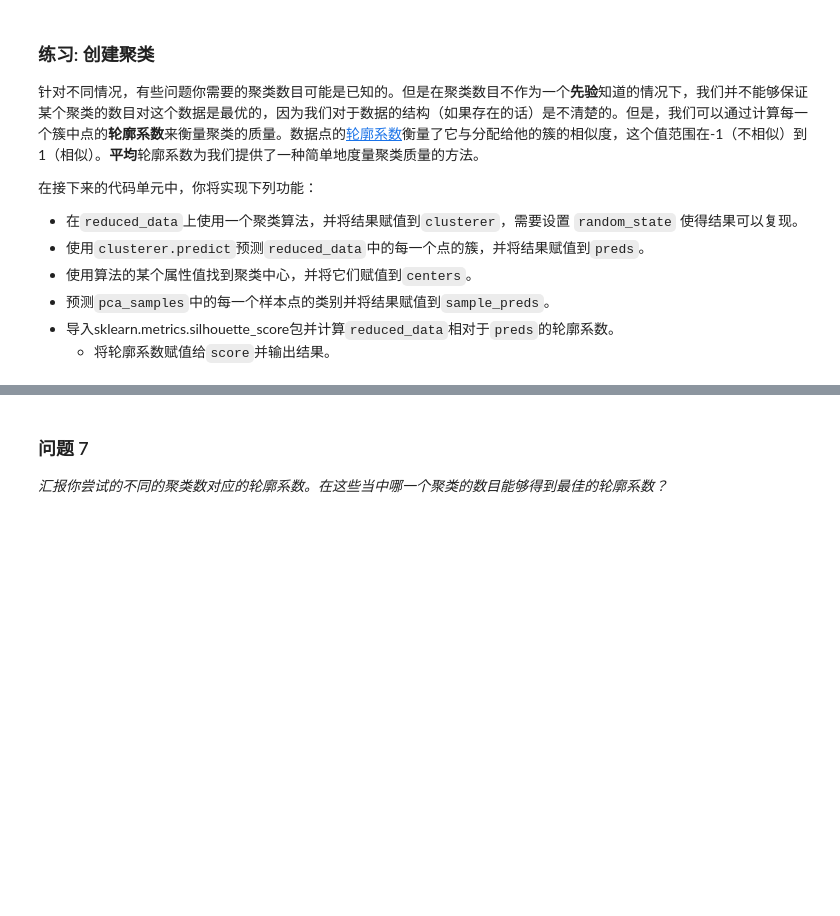
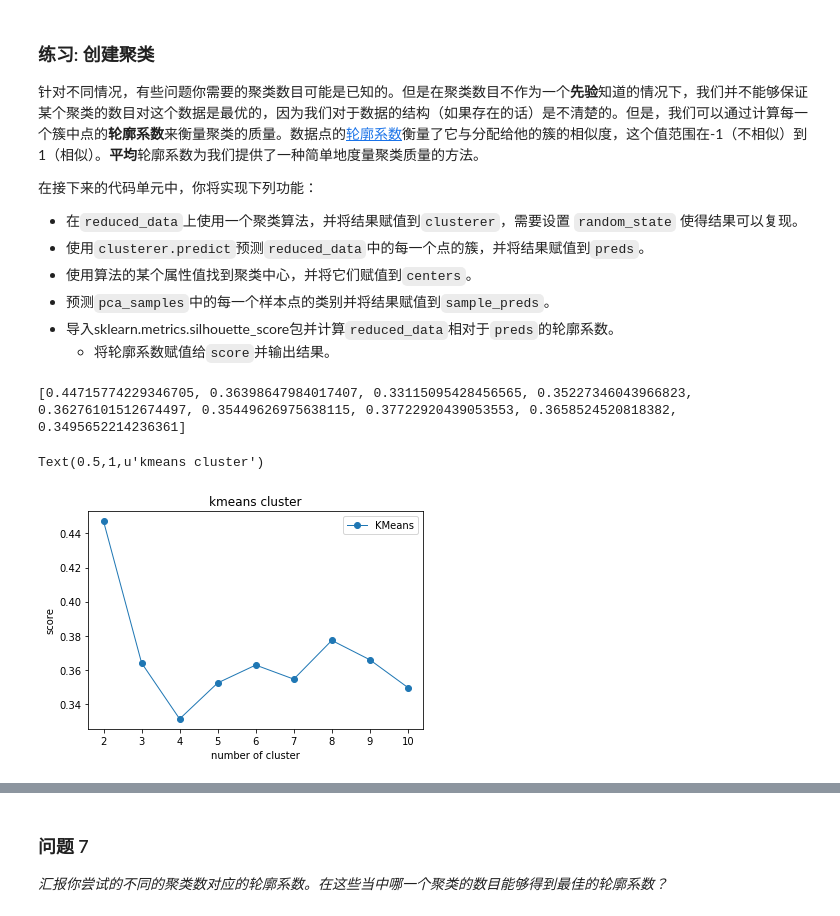
Before and after one commit to le773/PythonDebug, a Jupyter notebook: Q2/creating_customer_segments/customer_segments.ipynb, the cells around one changed output, grey strips where cells are left out. Cells and saved outputs as stored; diff of their text form; code cells hidden in the pictures; blank space fills up the shorter version.

```diff
--- a/Q2/creating_customer_segments/customer_segments.ipynb
+++ b/Q2/creating_customer_segments/customer_segments.ipynb
@@ -349,5 +370,5 @@ log_data.head()
 **注意：** 如果你选择移除异常值，请保证你选择的样本点不在这些移除的点当中！
 一旦你完成了这些功能，数据集将存储在`good_data`中。
 # %%
-for feature in log_data.keys():
-    print feature
+# for feature in log_data.keys():
+#     print feature
@@ -537,18 +619,38 @@ vs.biplot(good_data, reduced_data, pca)
  - 预测`pca_samples`中的每一个样本点的类别并将结果赋值到`sample_preds`。
  - 导入sklearn.metrics.silhouette_score包并计算`reduced_data`相对于`preds`的轮廓系数。
    - 将轮廓系数赋值给`score`并输出结果。
-# %%
-# TODO：在降维后的数据上使用你选择的聚类算法
-clusterer = None
-
-# TODO：预测每一个点的簇
-preds = None
-
-# TODO：找到聚类中心
-centers = None
-
-# TODO：预测在每一个转换后的样本点的类
-sample_preds = None
-
-# TODO：计算选择的类别的平均轮廓系数（mean silhouette coefficient）
-score = None
+# %%
+# K-means
+# TODO：在降维后的数据上使用你选择的聚类算法
+from sklearn.cluster import KMeans
+from sklearn.metrics import silhouette_score
+
+n_range = range(2,11)
+result1 = []
+for i in n_range:
+    clusterer = KMeans(n_clusters=i, random_state=10)
+    clusterer.fit(reduced_data)
+
+    # TODO：预测每一个点的簇
+    preds = clusterer.predict(reduced_data)
+
+    # TODO：找到聚类中心
+    centers = clusterer.cluster_centers_
+
+    # TODO：预测在每一个转换后的样本点的类
+    sample_preds = clusterer.predict(pca_samples)
+
+    # TODO：计算选择的类别的平均轮廓系数（mean silhouette coefficient）
+    score = silhouette_score(reduced_data, clusterer.labels_)
+    result1.append(score)
+print result1
+
+plt.plot(n_range, result1, marker='o', linewidth=1)
+plt.legend(['KMeans'])
+plt.xlabel("number of cluster") #X轴标签
+plt.ylabel("score")  #Y轴标签
+plt.title("kmeans cluster") #图标题
+# %% [output]
+[0.44715774229346705, 0.36398647984017407, 0.33115095428456565, 0.35227346043966823, 0.36276101512674497, 0.35449626975638115, 0.37722920439053553, 0.3658524520818382, 0.3495652214236361]
+Text(0.5,1,u'kmeans cluster')
+[figure, added]
```
Also changed, not shown: parts of 31 cells of this notebook, 3 other files.
